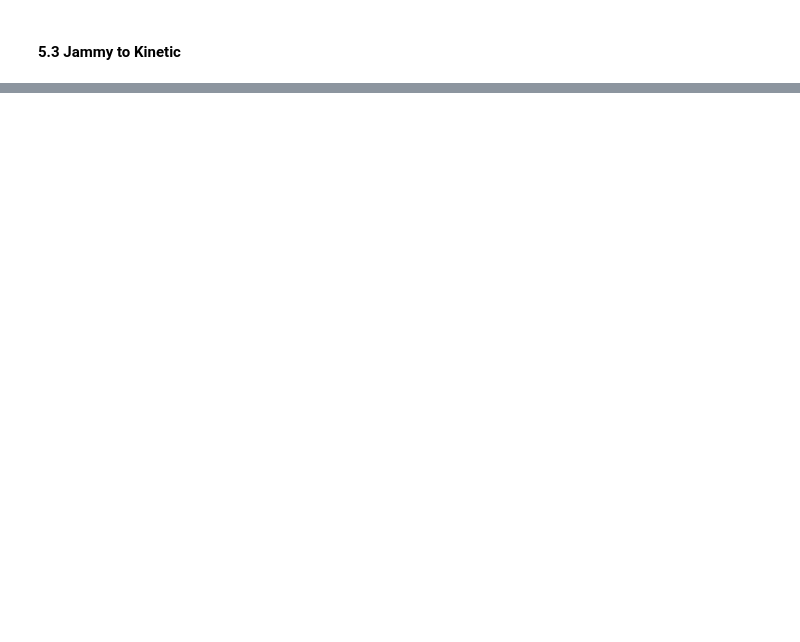
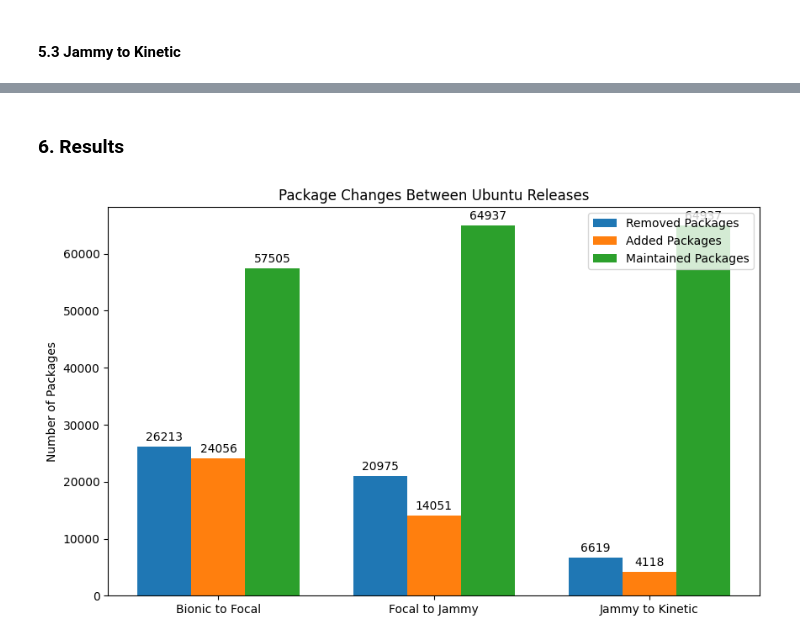
Before and after one commit to joszamama/linux-distros-analysis, a Jupyter notebook: operators/notebooks/visualizations/viz-5.ipynb, the cells around one changed output, grey strips where cells are left out. Saved outputs shown, nothing was run; the diff lists cells and outputs as text; code cells hidden in the pictures; blank space fills up the shorter version.

```diff
--- a/operators/notebooks/visualizations/viz-5.ipynb
+++ b/operators/notebooks/visualizations/viz-5.ipynb
@@ -341,0 +288,59 @@ The biggest package from kinetic is:  google-android-ndk-r21e-installer , with s
+# %% [markdown]
+### 6. Results
+# %%
+import matplotlib.pyplot as plt
+import numpy as np
+
+# Data
+removed_size_data = [list(bionic_removed_packages["Installed-Size"] // (1024)),
+                     list(focal_removed_packages["Installed-Size"] // (1024)),
+                     list(jammy_removed_packages["Installed-Size"] // (1024))]
+
+added_size_data = [list(focal_new_packages["Installed-Size"] // (1024)),
+                   list(jammy_new_packages["Installed-Size"] // (1024)),
+                   list(kinetic_new_packages["Installed-Size"] // (1024))]
+
+maintained_size_data = [list(focal_remaining_packages["Installed-Size"] // (1024)),
+                        list(jammy_remaining_packages["Installed-Size"] // (1024)),
+                        list(jammy_remaining_packages["Installed-Size"] // (1024))]
+
+
+# Set up the plot
+labels = ['Bionic to Focal', 'Focal to Jammy', 'Jammy to Kinetic']
+x = np.arange(len(labels))
+width = 0.25
+
+fig, ax = plt.subplots(figsize=(10, 6))
+
+# Plot the data
+rects1 = ax.bar(x - width, [len(removed_size_data[0]), len(removed_size_data[1]), len(removed_size_data[2])], width, label='Removed Packages')
+rects2 = ax.bar(x, [len(added_size_data[0]), len(added_size_data[1]), len(added_size_data[2])], width, label='Added Packages')
+rects3 = ax.bar(x + width, [len(maintained_size_data[0]), len(maintained_size_data[1]), len(maintained_size_data[2])], width, label='Maintained Packages')
+
+# Set the labels and title
+ax.set_xticks(x)
+ax.set_xticklabels(labels)
+ax.set_ylabel('Number of Packages')
+ax.set_title('Package Changes Between Ubuntu Releases')
+
+# Add a legend
+ax.legend()
+
+# Add labels to the bars
+def autolabel(rects):
+    for rect in rects:
+        height = rect.get_height()
+        ax.annotate('{}'.format(height),
+                    xy=(rect.get_x() + rect.get_width() / 2, height),
+                    xytext=(0, 3),  # 3 points vertical offset
+                    textcoords="offset points",
+                    ha='center', va='bottom')
+
+autolabel(rects1)
+autolabel(rects2)
+autolabel(rects3)
+
+# Show the plot
+plt.show()
+# %% [output]
+[figure, added]
```
Also changed, not shown: parts of 9 cells of this notebook.
